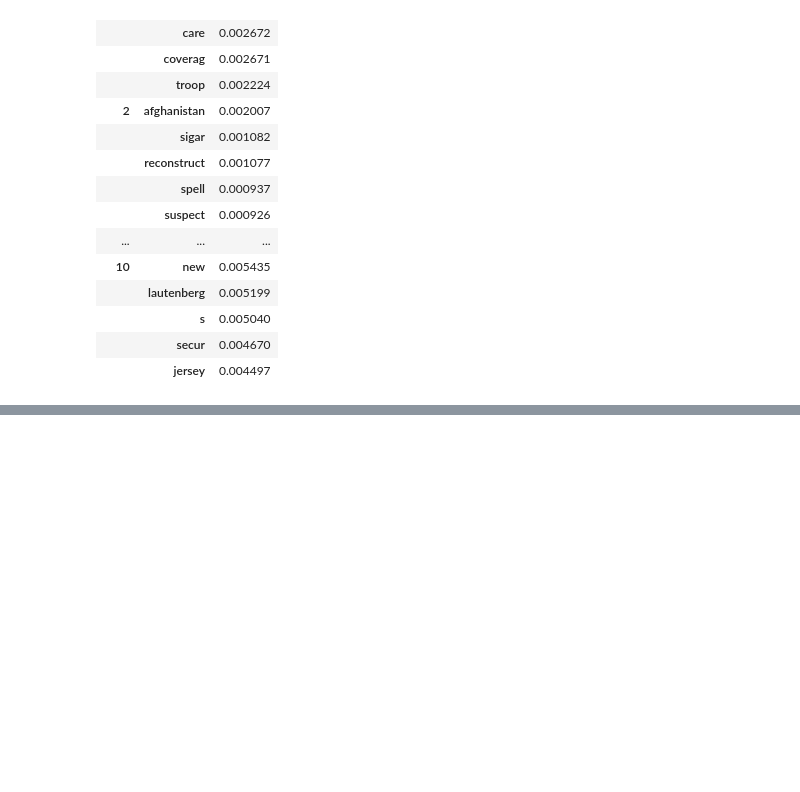
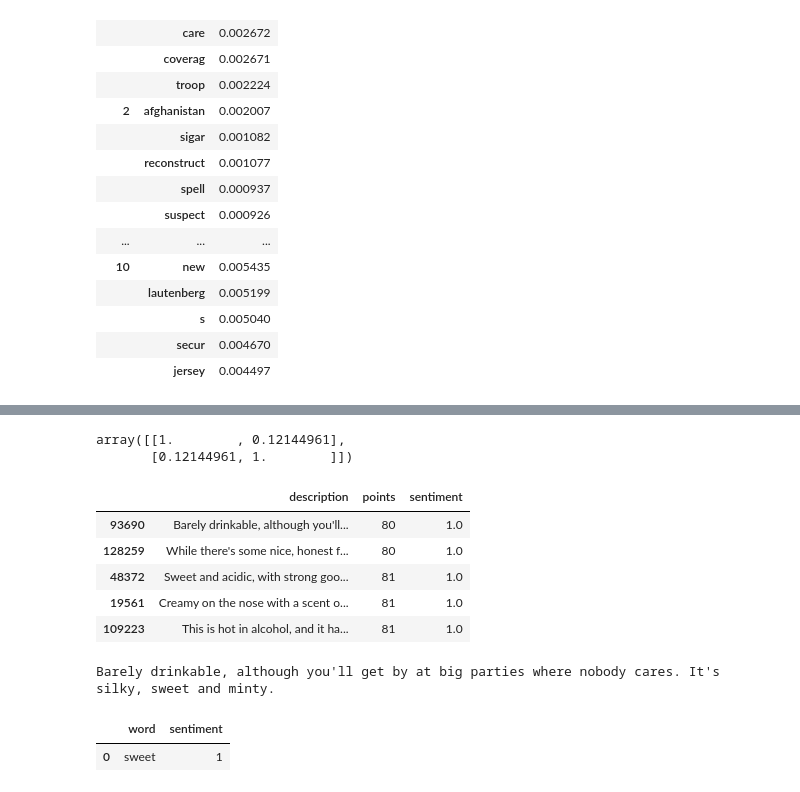
Before and after one commit to BI-DS/GRA-4153, a Jupyter notebook: examples/text_models.ipynb, the cells around one changed output, grey strips where cells are left out. Cells and saved outputs as stored; diff of their text form; code cells hidden in the pictures; blank space fills up the shorter version.

```diff
--- a/examples/text_models.ipynb
+++ b/examples/text_models.ipynb
@@ -146,0 +202,25 @@ tbl
+# %%
+np.corrcoef(wine["points"], wine["sentiment"])
+# %% [output]
+array([[1.        , 0.12144961],
+       [0.12144961, 1.        ]])
+# %%
+wine.loc[wine["sentiment"] == 1, :].sort_values(by = "points").head()
+# %% [output]
+|  | description | points | sentiment |
+| 93690 | Barely drinkable, although you'll... | 80 | 1.0 |
+| 128259 | While there's some nice, honest f... | 80 | 1.0 |
+| 48372 | Sweet and acidic, with strong goo... | 81 | 1.0 |
+| 19561 | Creamy on the nose with a scent o... | 81 | 1.0 |
+| 109223 | This is hot in alcohol, and it ha... | 81 | 1.0 |
+# %%
+bottom_good = wine.loc[wine["sentiment"] == 1, :].sort_values(by = "points").head().iloc[0, :]
+print(fill(bottom_good["description"], 120))
+# %% [output]
+Barely drinkable, although you'll get by at big parties where nobody cares. It's silky, sweet and minty.
+# %%
+doc = pd.DataFrame([x for x in nltk.word_tokenize(bottom_good["description"].lower().translate(str.maketrans('', '', string.punctuation)))], columns = ["word"])
+doc.merge(lexicon,  how = "inner", on = "word")
+# %% [output]
+|  | word | sentiment |
+| 0 | sweet | 1 |
```
Also changed, not shown: parts of 23 cells of this notebook.
